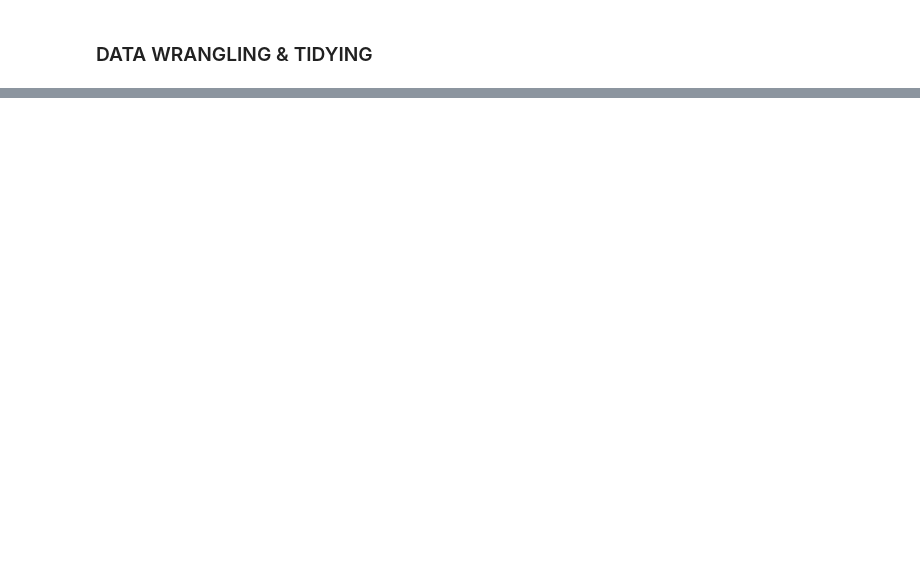
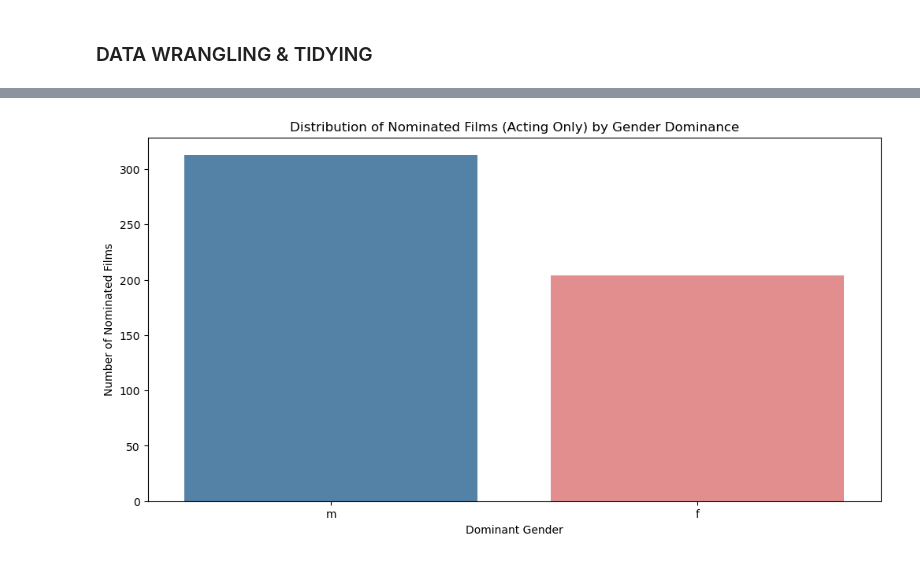
Before and after one commit to stephbc/DATA698_MastersResearchProject, a Jupyter notebook: data1.ipynb, the cells around one changed output, grey strips where cells are left out. Cells and saved outputs as stored; diff of their text form; code cells hidden in the pictures; blank space fills up the shorter version.

```diff
--- a/data1.ipynb
+++ b/data1.ipynb
@@ -288,0 +363,15 @@ plt.show()
+# %%
+# Distribution of Nominated Films by Gender Dominance
+plt.figure(figsize=(12, 6))
+sns.countplot(
+    data=oscars_acting,
+    x="dominant_gender",
+    palette={"m": "steelblue", "f": "lightcoral"},
+    hue="dominant_gender"
+)
+plt.title("Distribution of Nominated Films (Acting Only) by Gender Dominance")
+plt.xlabel("Dominant Gender")
+plt.ylabel("Number of Nominated Films")
+plt.show()
+# %% [output]
+[figure, added]
```
Also changed, not shown: parts of 17 cells of this notebook.
